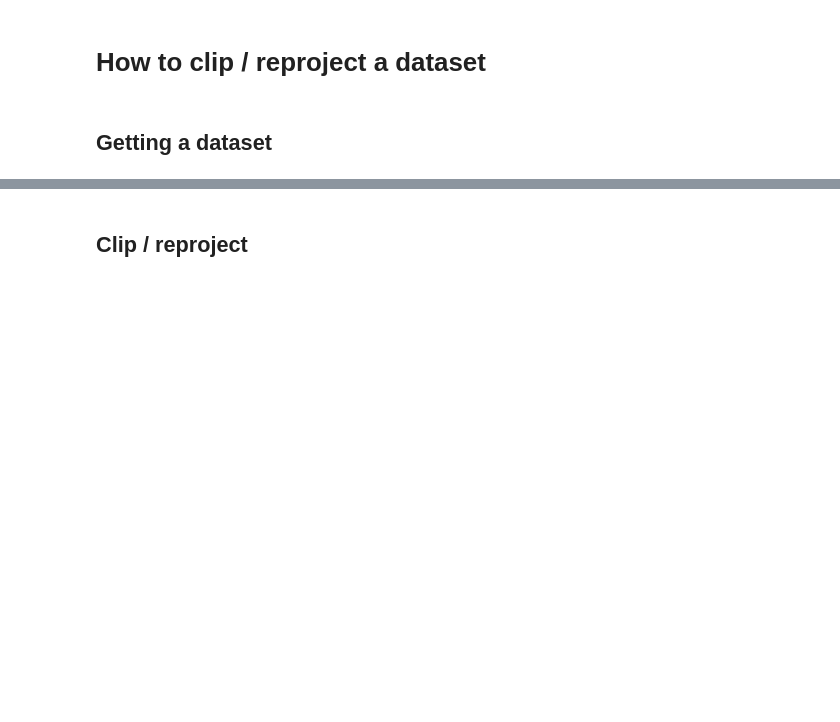
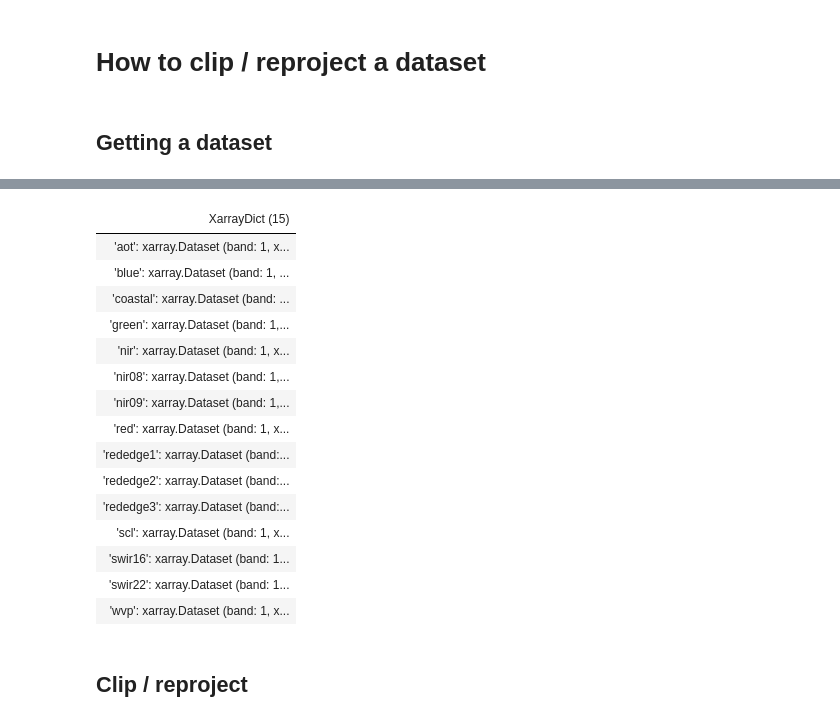
Before and after one commit to CS-SI/eodag-cube, a Jupyter notebook: docs/notebooks/clip-reproject.ipynb, the cells around one changed output, grey strips where cells are left out. Cells and saved outputs as stored; diff of their text form; code cells hidden in the pictures; blank space fills up the shorter version.

```diff
--- a/docs/notebooks/clip-reproject.ipynb
+++ b/docs/notebooks/clip-reproject.ipynb
@@ -27,3 +51,3 @@ Data variables:
 # %%
-product.to_xarray(engine="rasterio")
+product.to_xarray()
 # %% [output]
@@ -31,3 +69,19 @@ KeyboardInterrupt:
+| XarrayDict (15) |
+| 'aot': xarray.Dataset (band: 1, x... |
+| 'blue': xarray.Dataset (band: 1, ... |
+| 'coastal': xarray.Dataset (band: ... |
+| 'green': xarray.Dataset (band: 1,... |
+| 'nir': xarray.Dataset (band: 1, x... |
+| 'nir08': xarray.Dataset (band: 1,... |
+| 'nir09': xarray.Dataset (band: 1,... |
+| 'red': xarray.Dataset (band: 1, x... |
+| 'rededge1': xarray.Dataset (band:... |
+| 'rededge2': xarray.Dataset (band:... |
+| 'rededge3': xarray.Dataset (band:... |
+| 'scl': xarray.Dataset (band: 1, x... |
+| 'swir16': xarray.Dataset (band: 1... |
+| 'swir22': xarray.Dataset (band: 1... |
+| 'wvp': xarray.Dataset (band: 1, x... |
 # %% [markdown]
 ## Clip / reproject
 # %%
```
Also changed, not shown: parts of 5 cells of this notebook, 2 other files.
